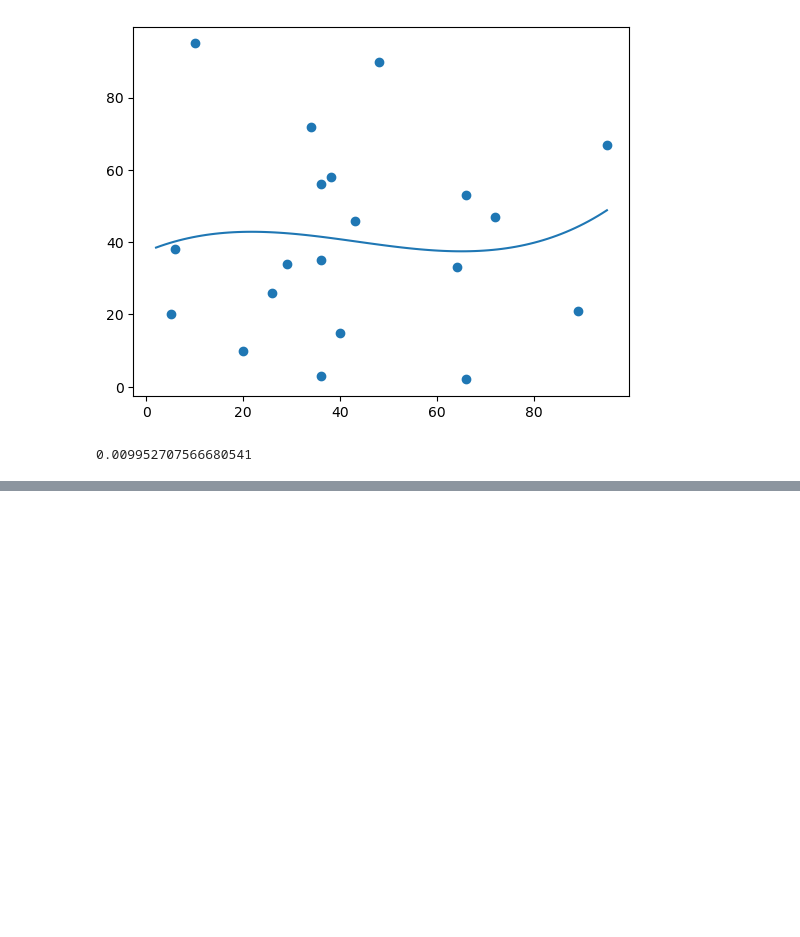
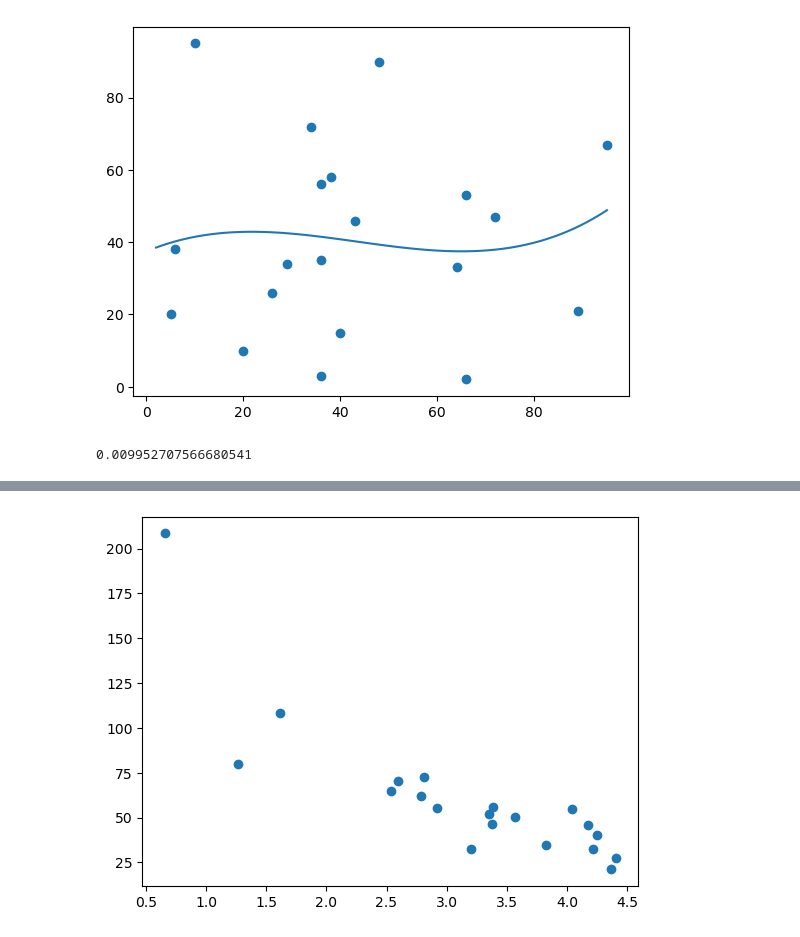
Before and after one commit to kalchan12/ml-experiments, a Jupyter notebook: ml_basics.ipynb, the cells around one changed output, grey strips where cells are left out. Cells and saved outputs as stored; diff of their text form; code cells hidden in the pictures; blank space fills up the shorter version.

```diff
--- a/ml_basics.ipynb
+++ b/ml_basics.ipynb
@@ -297,0 +322,5 @@ print(r2_score(y, mymodel(x)))
+# %%
+plt.scatter(test_x, test_y)
+plt.show()
+# %% [output]
+[figure, added]
```
Also changed, not shown: parts of 6 cells of this notebook.
